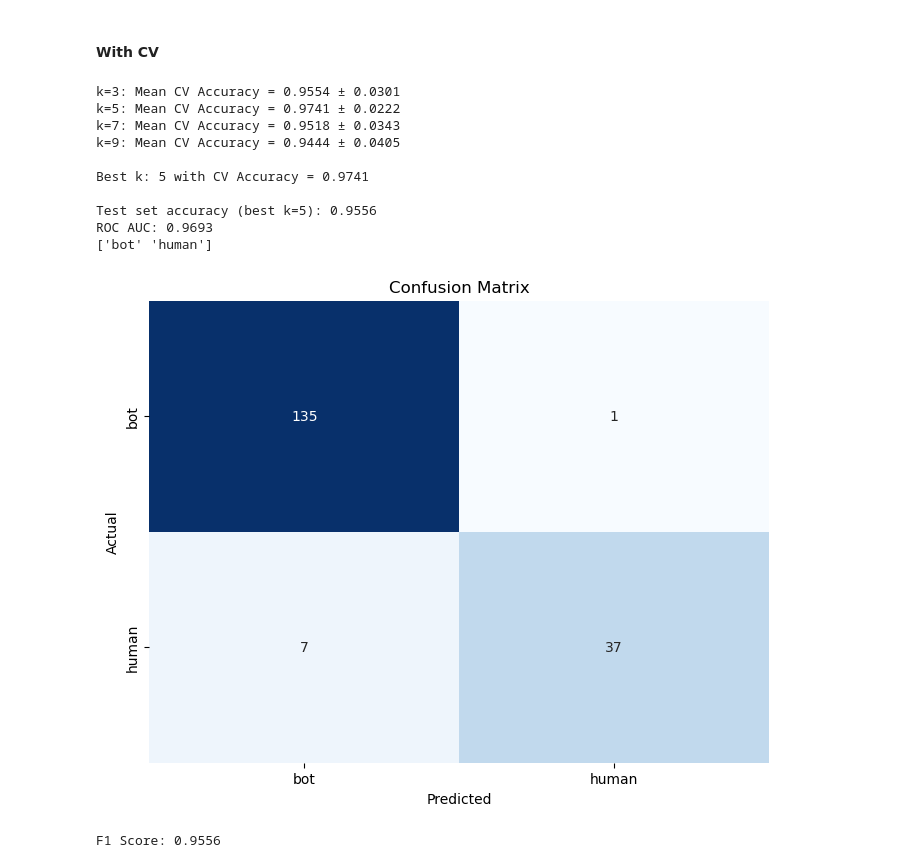
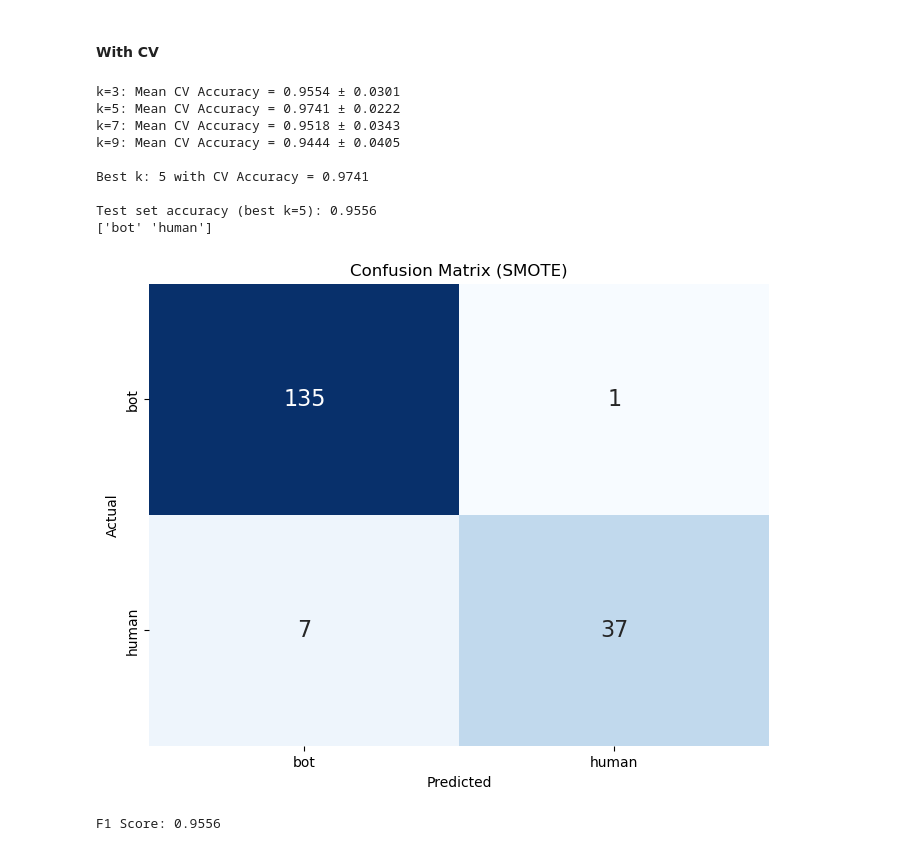
Before and after one commit to cherrydrunk/DSA4263-automated-fraud, a Jupyter notebook: notebooks/KNN_test_2.ipynb, the cells around one changed output. Saved outputs shown, nothing was run; the diff lists cells and outputs as text; code cells hidden in the pictures.

```diff
--- a/notebooks/KNN_test_2.ipynb
+++ b/notebooks/KNN_test_2.ipynb
@@ -75,10 +75,9 @@ y_prob = final_knn_pipe.predict_proba(X_test)[:, 1]
 
 # Evaluate test performance
 test_accuracy = accuracy_score(y_test, y_pred)
-roc_auc = roc_auc_score(y_test, y_prob)
+
 
 print(f"\nTest set accuracy (best k={best_k}): {test_accuracy:.4f}")
-print(f"ROC AUC: {roc_auc:.4f}")
 print(final_knn_pipe.named_steps['knn'].classes_)
 # %% [output]
 k=3: Mean CV Accuracy = 0.9554 ± 0.0301
@@ -89,22 +88,21 @@ k=9: Mean CV Accuracy = 0.9444 ± 0.0405
 Best k: 5 with CV Accuracy = 0.9741
 
 Test set accuracy (best k=5): 0.9556
-ROC AUC: 0.9693
 ['bot' 'human']
 # %%
 # 1. Confusion Matrix
 cm = confusion_matrix(y_test, y_pred)
 # Plot confusion matrix
 plt.figure(figsize=(8, 6))  # Optional: Adjust the figure size
-sns.heatmap(cm, annot=True, fmt='d', cmap='Blues', xticklabels=np.unique(y_test), yticklabels=np.unique(y_test), cbar=False)
+sns.heatmap(cm, annot=True, fmt='d', cmap='Blues', xticklabels=np.unique(y_test), yticklabels=np.unique(y_test), cbar=False, annot_kws={"size": 16})
 
 # Set labels and title
 plt.xlabel('Predicted')
 plt.ylabel('Actual')
-plt.title('Confusion Matrix')
+plt.title('Confusion Matrix (SMOTE)')
 plt.show()
 # %% [output]
-[figure, old version]
+[figure, new version]
 # %%
 # 2. F1 Score
 f1 = f1_score(y_test, y_pred, average='micro') # Get global avg across all classes
```
Also changed, not shown: parts of 7 cells of this notebook.
